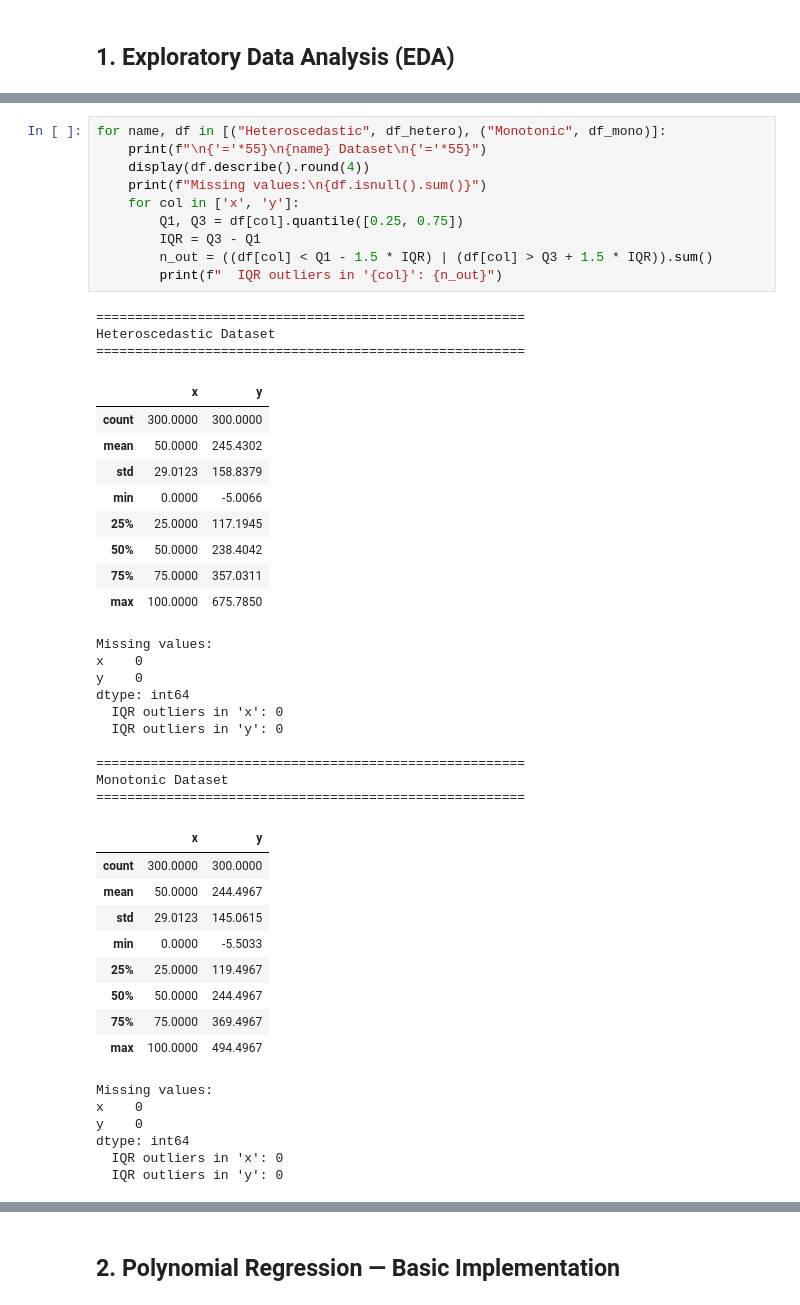
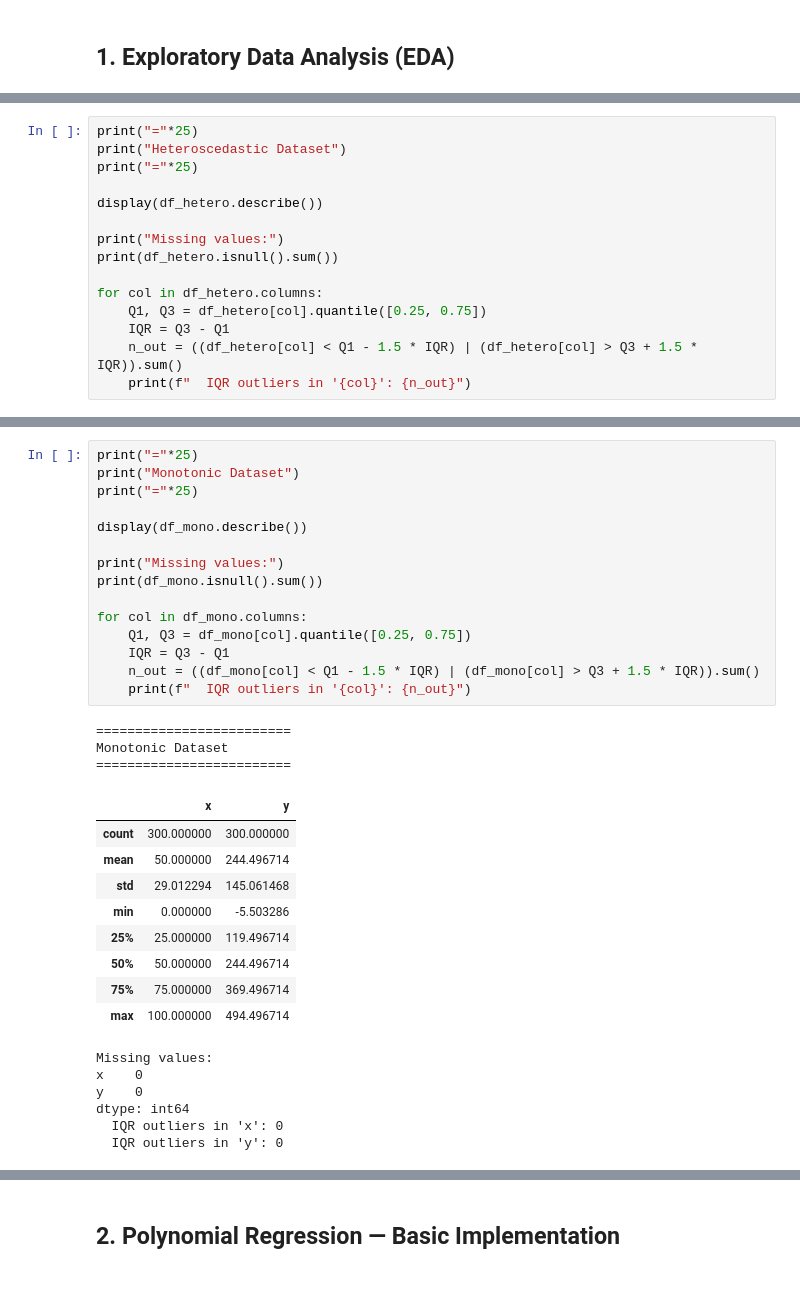
Before and after one commit to essawey/Assignment-2, a Jupyter notebook: Assignment 2.ipynb, the cells around one changed output, grey strips where cells are left out. Cells and saved outputs as stored; diff of their text form.

```diff
--- a/Assignment 2.ipynb
+++ b/Assignment 2.ipynb
@@ -79,0 +76,15 @@ Monotonic Dataset — shape: (300, 2)
+# %%
+print("="*25)
+print("Heteroscedastic Dataset")
+print("="*25)
+
+display(df_hetero.describe())
+
+print("Missing values:")
+print(df_hetero.isnull().sum())
+
+for col in df_hetero.columns:
+    Q1, Q3 = df_hetero[col].quantile([0.25, 0.75])
+    IQR = Q3 - Q1
+    n_out = ((df_hetero[col] < Q1 - 1.5 * IQR) | (df_hetero[col] > Q3 + 1.5 * IQR)).sum()
+    print(f"  IQR outliers in '{col}': {n_out}")
@@ -80,49 +110,35 @@ Monotonic Dataset — shape: (300, 2)
 # %%
-for name, df in [("Heteroscedastic", df_hetero), ("Monotonic", df_mono)]:
-    print(f"\n{'='*55}\n{name} Dataset\n{'='*55}")
-    display(df.describe().round(4))
-    print(f"Missing values:\n{df.isnull().sum()}")
-    for col in ['x', 'y']:
-        Q1, Q3 = df[col].quantile([0.25, 0.75])
-        IQR = Q3 - Q1
-        n_out = ((df[col] < Q1 - 1.5 * IQR) | (df[col] > Q3 + 1.5 * IQR)).sum()
-        print(f"  IQR outliers in '{col}': {n_out}")
+print("="*25)
+print("Monotonic Dataset")
+print("="*25)
+
+display(df_mono.describe())
+
+print("Missing values:")
+print(df_mono.isnull().sum())
+
+for col in df_mono.columns:
+    Q1, Q3 = df_mono[col].quantile([0.25, 0.75])
+    IQR = Q3 - Q1
+    n_out = ((df_mono[col] < Q1 - 1.5 * IQR) | (df_mono[col] > Q3 + 1.5 * IQR)).sum()
+    print(f"  IQR outliers in '{col}': {n_out}")
 # %% [output]
-=======================================================
-Heteroscedastic Dataset
-=======================================================
+=========================
+Monotonic Dataset
+=========================
 |  | x | y |
-| count | 300.0000 | 300.0000 |
-| mean | 50.0000 | 245.4302 |
-| std | 29.0123 | 158.8379 |
-| min | 0.0000 | -5.0066 |
-| 25% | 25.0000 | 117.1945 |
-| 50% | 50.0000 | 238.4042 |
-| 75% | 75.0000 | 357.0311 |
-| max | 100.0000 | 675.7850 |
+| count | 300.000000 | 300.000000 |
+| mean | 50.000000 | 244.496714 |
+| std | 29.012294 | 145.061468 |
+| min | 0.000000 | -5.503286 |
+| 25% | 25.000000 | 119.496714 |
+| 50% | 50.000000 | 244.496714 |
+| 75% | 75.000000 | 369.496714 |
+| max | 100.000000 | 494.496714 |
 Missing values:
 x    0
 y    0
 dtype: int64
   IQR outliers in 'x': 0
   IQR outliers in 'y': 0
-
-=======================================================
-Monotonic Dataset
-=======================================================
-|  | x | y |
-| count | 300.0000 | 300.0000 |
-| mean | 50.0000 | 244.4967 |
-| std | 29.0123 | 145.0615 |
-| min | 0.0000 | -5.5033 |
-| 25% | 25.0000 | 119.4967 |
-| 50% | 50.0000 | 244.4967 |
-| 75% | 75.0000 | 369.4967 |
-| max | 100.0000 | 494.4967 |
-Missing values:
-x    0
-y    0
-dtype: int64
-  IQR outliers in 'x': 0
-  IQR outliers in 'y': 0
 # %% [markdown]
```
Also changed, not shown: parts of 134 cells of this notebook.
